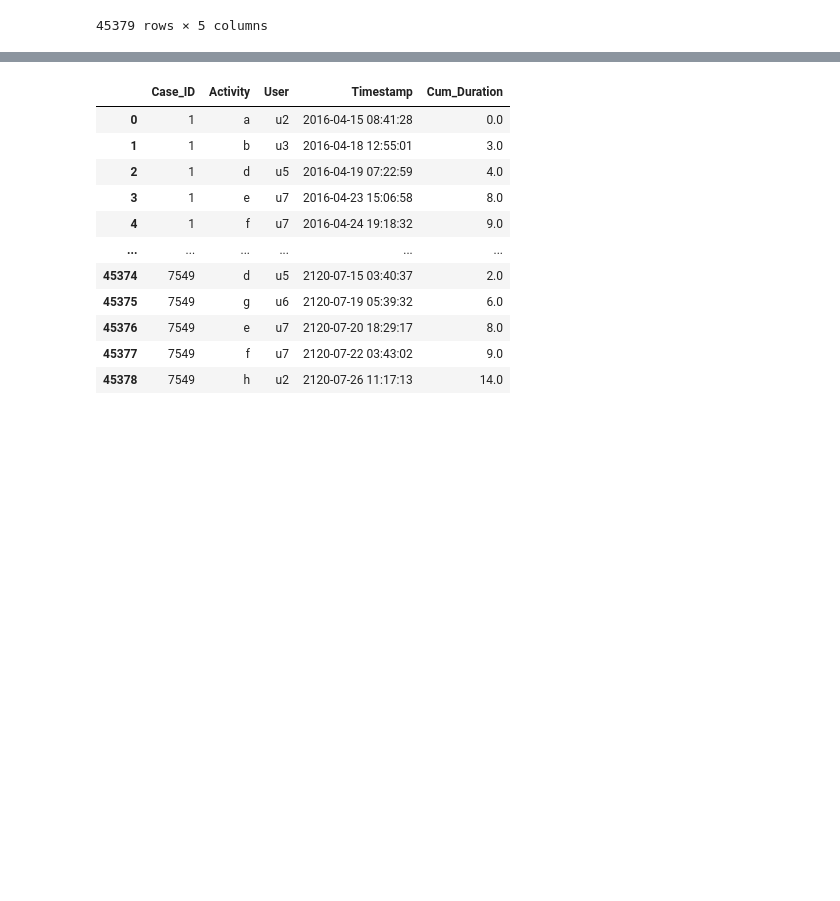
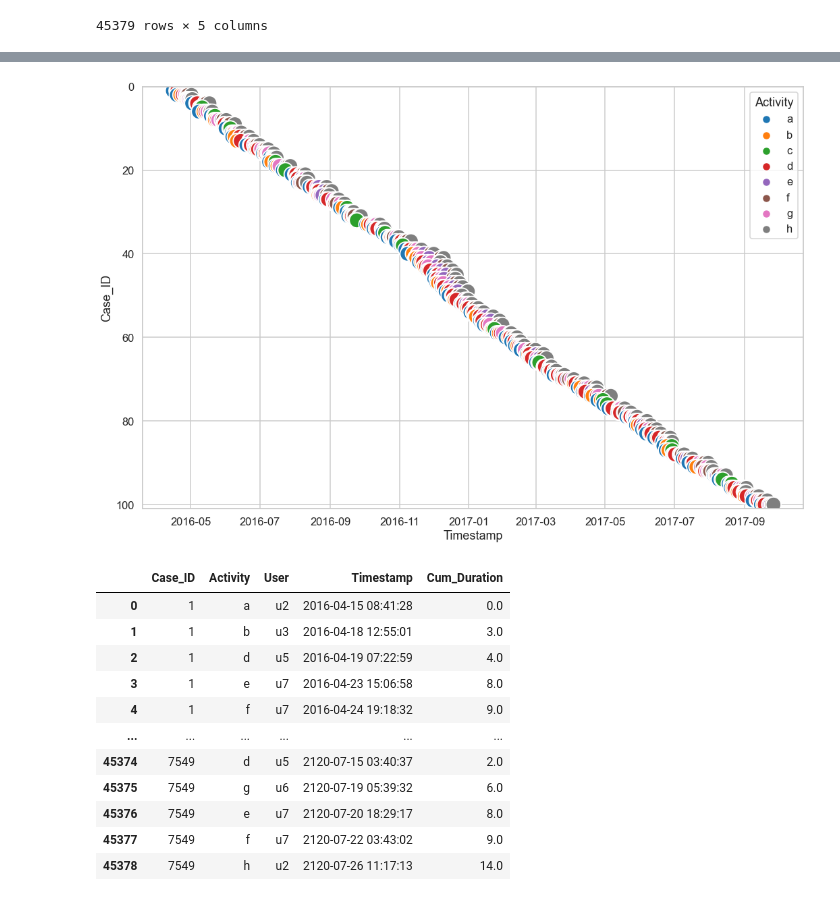
Before and after one commit to nkwachiabel/Process-Mining-A-Primer, a Jupyter notebook: Process Mining 3.ipynb, the cells around one changed output, grey strips where cells are left out. Saved outputs shown, nothing was run; the diff lists cells and outputs as text; code cells hidden in the pictures; blank space fills up the shorter version.

```diff
--- a/Process Mining 3.ipynb
+++ b/Process Mining 3.ipynb
@@ -346,16 +347,19 @@ H3
 [drawing not drawn]
 # %%
 #Activity duration
-# df_plot = df_node.copy()
-# df_plot['Timestamp'] = pd.to_datetime(df_plot['Timestamp'])
-# sns.set_style('whitegrid')
-# sns.set_context('talk')
-# fig, ax = plt.subplots(figsize=(15, 10))
-# sns.scatterplot(x='Timestamp', y='Case_ID', data=df_plot, hue='Activity', hue_order=np.unique(df_plot['Activity']), s=500, alpha=1, ax=ax)
-# ax.set_ylim(max(df_plot['Case_ID'])+1,0)
+df_plot = df_node.copy()
+df_plot = df_plot[df_plot['Case_ID'] <= 100]
+df_plot['Timestamp'] = pd.to_datetime(df_plot['Timestamp'])
+sns.set_style('whitegrid')
+sns.set_context('talk')
+fig, ax = plt.subplots(figsize=(15, 10))
+sns.scatterplot(x='Timestamp', y='Case_ID', data=df_plot, hue='Activity', hue_order=np.unique(df_plot['Activity']), s=500, alpha=1, ax=ax)
+ax.set_ylim(max(df_plot['Case_ID'])+1,0)
 # ax.set_yticks((df_plot['Case_ID']).unique())
-# plt.tight_layout()
-# plt.show()
+plt.tight_layout()
+plt.show()
+# %% [output]
+[figure, added]
 # %%
 # Relative duration of activities
 
```
Also changed, not shown: parts of 12 cells of this notebook, 10 other files.
